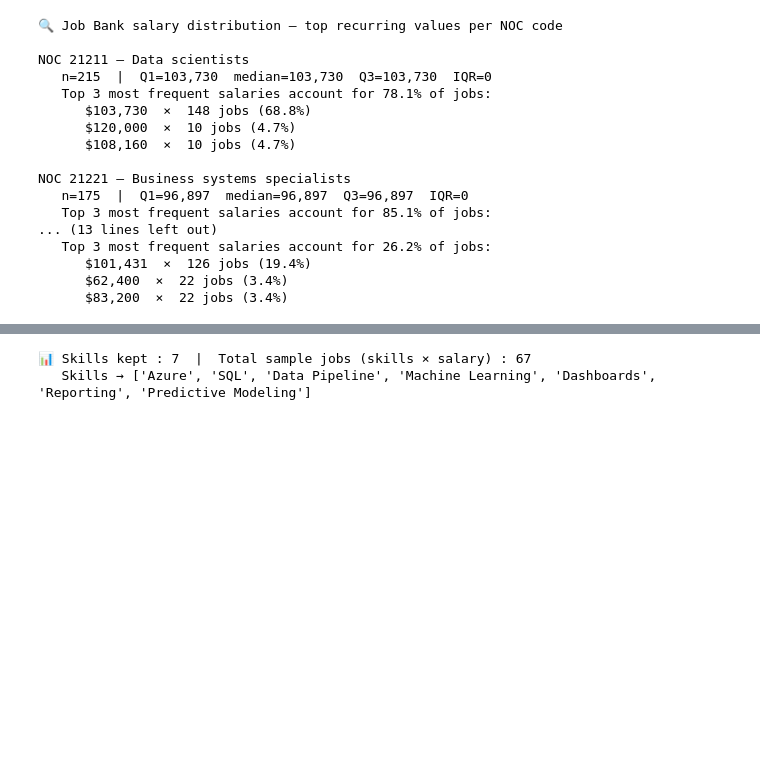
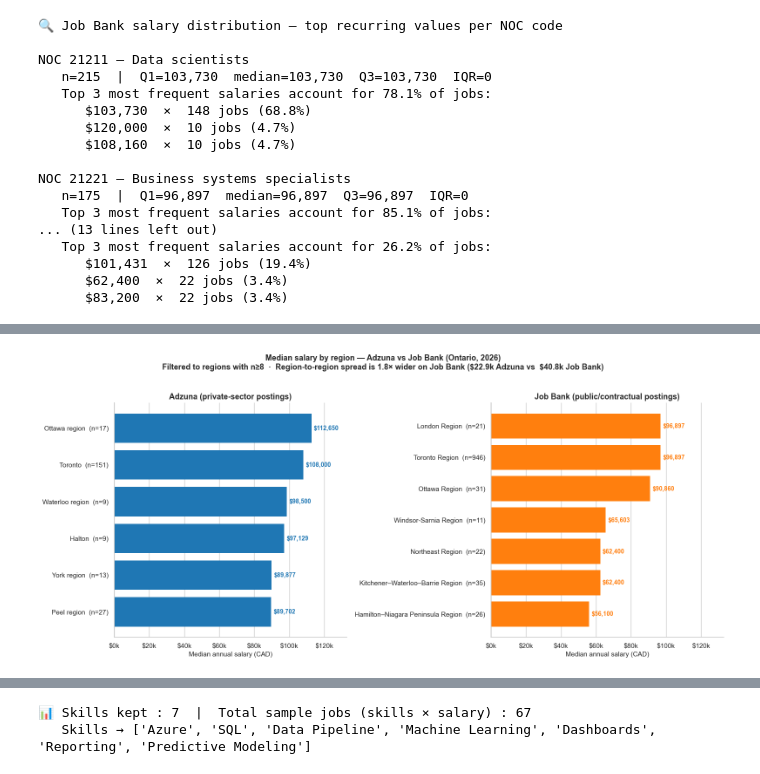
Before and after one commit to PetiteReb/toronto-data-job-market-analysis, a Jupyter notebook: notebooks/06_visualization.ipynb, the cells around one changed output, grey strips where cells are left out. Saved outputs shown, nothing was run; the diff lists cells and outputs as text; code cells hidden in the pictures; blank space fills up the shorter version.

```diff
--- a/notebooks/06_visualization.ipynb
+++ b/notebooks/06_visualization.ipynb
@@ -359,0 +361,85 @@ Saved → ..\outputs\figures\salary_by_region_barchart.png
+# %%
+# === Bar charts: median salary by region (filtered, n≥10, no fallback buckets) ===
+
+# --- Filter thresholds ---
+MIN_SAMPLE_REGION = 8
+FALLBACK_BUCKETS = {'Unknown', 'Other Ontario'}
+
+# --- Prep Adzuna ---
+reg_adz = salary_region_adz[
+    (salary_region_adz['count'] >= MIN_SAMPLE_REGION) &
+    (~salary_region_adz['_city_bucket'].isin(FALLBACK_BUCKETS))
+].sort_values('median', ascending=True).copy()
+reg_adz['_label'] = reg_adz.apply(lambda r: f"{r['_city_bucket']}  (n={r['count']})", axis=1)
+
+# --- Prep Job Bank ---
+reg_jb = salary_region_jb[
+    (salary_region_jb['count'] >= MIN_SAMPLE_REGION) &
+    (~salary_region_jb['_region_bucket'].isin(FALLBACK_BUCKETS))
+].sort_values('median', ascending=True).copy()
+reg_jb['_label'] = reg_jb.apply(lambda r: f"{r['_region_bucket']}  (n={r['count']})", axis=1)
+
+# --- Sanity check: report what was filtered out ---
+dropped_adz = salary_region_adz[~salary_region_adz['_city_bucket'].isin(reg_adz['_city_bucket'])]
+dropped_jb  = salary_region_jb[~salary_region_jb['_region_bucket'].isin(reg_jb['_region_bucket'])]
+print(f'Adzuna : {len(reg_adz)} regions kept, {len(dropped_adz)} dropped')
+print(f'   Dropped → {dropped_adz["_city_bucket"].tolist()}')
+print(f'Job Bank : {len(reg_jb)} regions kept, {len(dropped_jb)} dropped')
+print(f'   Dropped → {dropped_jb["_region_bucket"].tolist()}\n')
+
+# --- Common X-axis (consistent with hero chart's spread story) ---
+x_max = max(reg_adz['median'].max(), reg_jb['median'].max()) * 1.18
+
+# --- Plot ---
+fig, axes = plt.subplots(1, 2, figsize=(16, 7), sharex=True)
+
+# Adzuna (left)
+axes[0].barh(reg_adz['_label'], reg_adz['median'], color=ADZUNA_COLOR, edgecolor='none')
+axes[0].set_title('Adzuna (private-sector postings)', fontsize=13, fontweight='bold')
+axes[0].set_xlabel('Median annual salary (CAD)', fontsize=11)
+axes[0].set_xlim(0, x_max)
+for i, median in enumerate(reg_adz['median']):
+    axes[0].text(median + x_max * 0.01, i, f'${median:,.0f}',
+                 va='center', ha='left', fontsize=10, fontweight='bold', color=ADZUNA_COLOR)
+
+# Job Bank (right)
+axes[1].barh(reg_jb['_label'], reg_jb['median'], color=JOBBANK_COLOR, edgecolor='none')
+axes[1].set_title('Job Bank (public/contractual postings)', fontsize=13, fontweight='bold')
+axes[1].set_xlabel('Median annual salary (CAD)', fontsize=11)
+axes[1].set_xlim(0, x_max)
+for i, median in enumerate(reg_jb['median']):
+    axes[1].text(median + x_max * 0.01, i, f'${median:,.0f}',
+                 va='center', ha='left', fontsize=10, fontweight='bold', color=JOBBANK_COLOR)
+
+# Formatting
+for ax in axes:
+    ax.xaxis.set_major_formatter(plt.FuncFormatter(lambda x, _: f'${x/1000:.0f}k'))
+    ax.grid(axis='y', visible=False)
+    ax.spines['top'].set_visible(False)
+    ax.spines['right'].set_visible(False)
+
+# Compute ratio + auto-pick which source has wider spread
+spread_adz = reg_adz['median'].max() - reg_adz['median'].min()
+spread_jb  = reg_jb['median'].max()  - reg_jb['median'].min()
+
+if spread_adz >= spread_jb:
+    wider_source = 'Adzuna'
+    ratio = spread_adz / spread_jb
+else:
+    wider_source = 'Job Bank'
+    ratio = spread_jb / spread_adz
+
+# ...puis dans le suptitle :
+fig.suptitle(f'Median salary by region — Adzuna vs Job Bank (Ontario, 2026)\n'
+             f'Filtered to regions with n≥{MIN_SAMPLE_REGION}  ·  '
+             f'Region-to-region spread is {ratio:.1f}× wider on {wider_source} '
+             f'(\${spread_adz/1000:.1f}k Adzuna vs  \${spread_jb/1000:.1f}k Job Bank)',
+             fontsize=13, fontweight='bold', y=1.02)
+
+plt.tight_layout()
+plt.savefig(FIGURES_DIR / 'salary_by_region_barchart.png')
+plt.show()
+
+print(f'Saved → {FIGURES_DIR / "salary_by_region_barchart.png"}')
+print(f'   Spread Adzuna : ${spread_adz:,.0f}  |  Spread Job Bank : ${spread_jb:,.0f}  |  Ratio : {ratio:.2f}×')
+# %% [output]
@@ -359,0 +450 @@ Saved → ..\outputs\figures\salary_by_region_barchart.png
+[figure, added]
```
Also changed, not shown: parts of 3 cells of this notebook, 9 other files.
